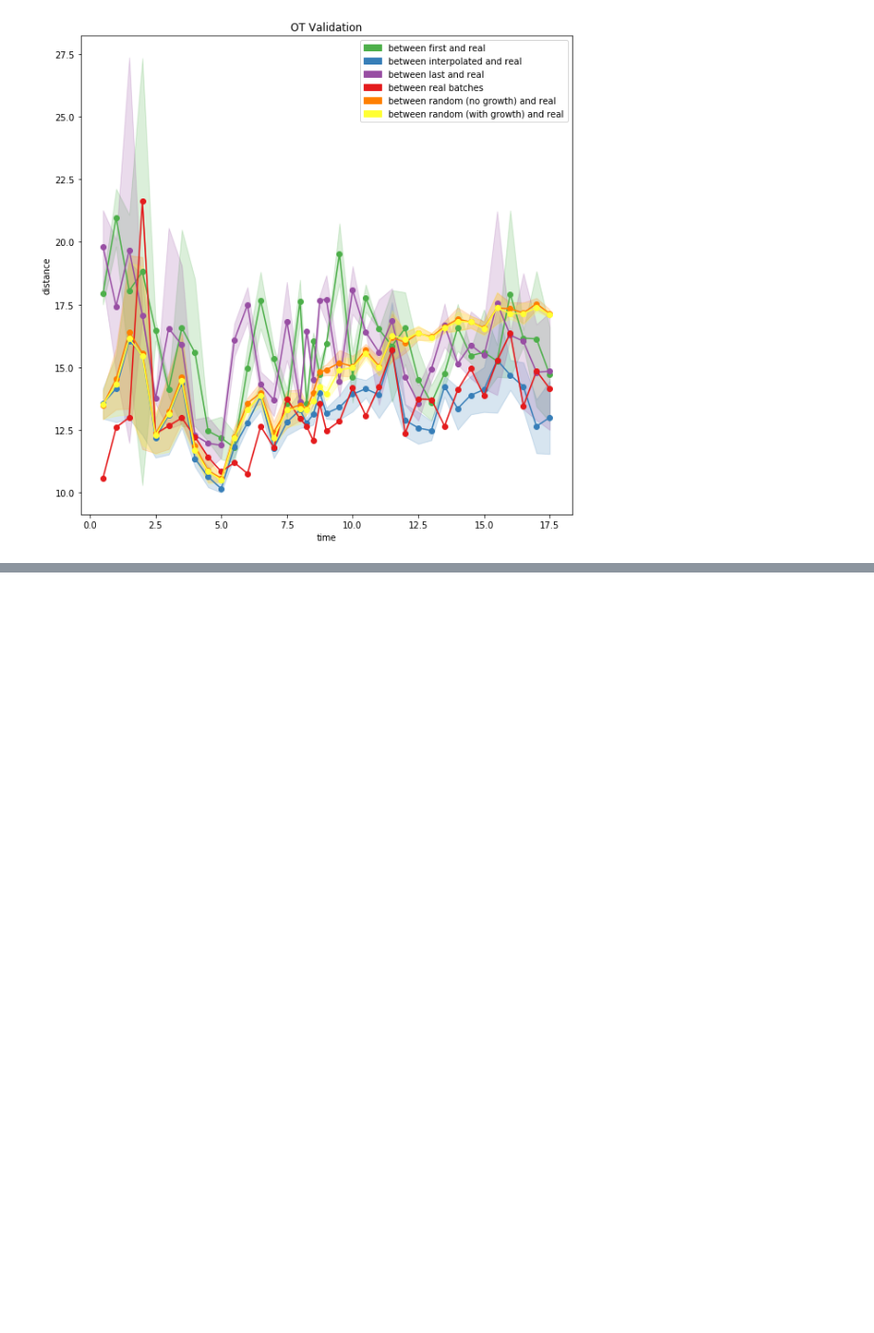
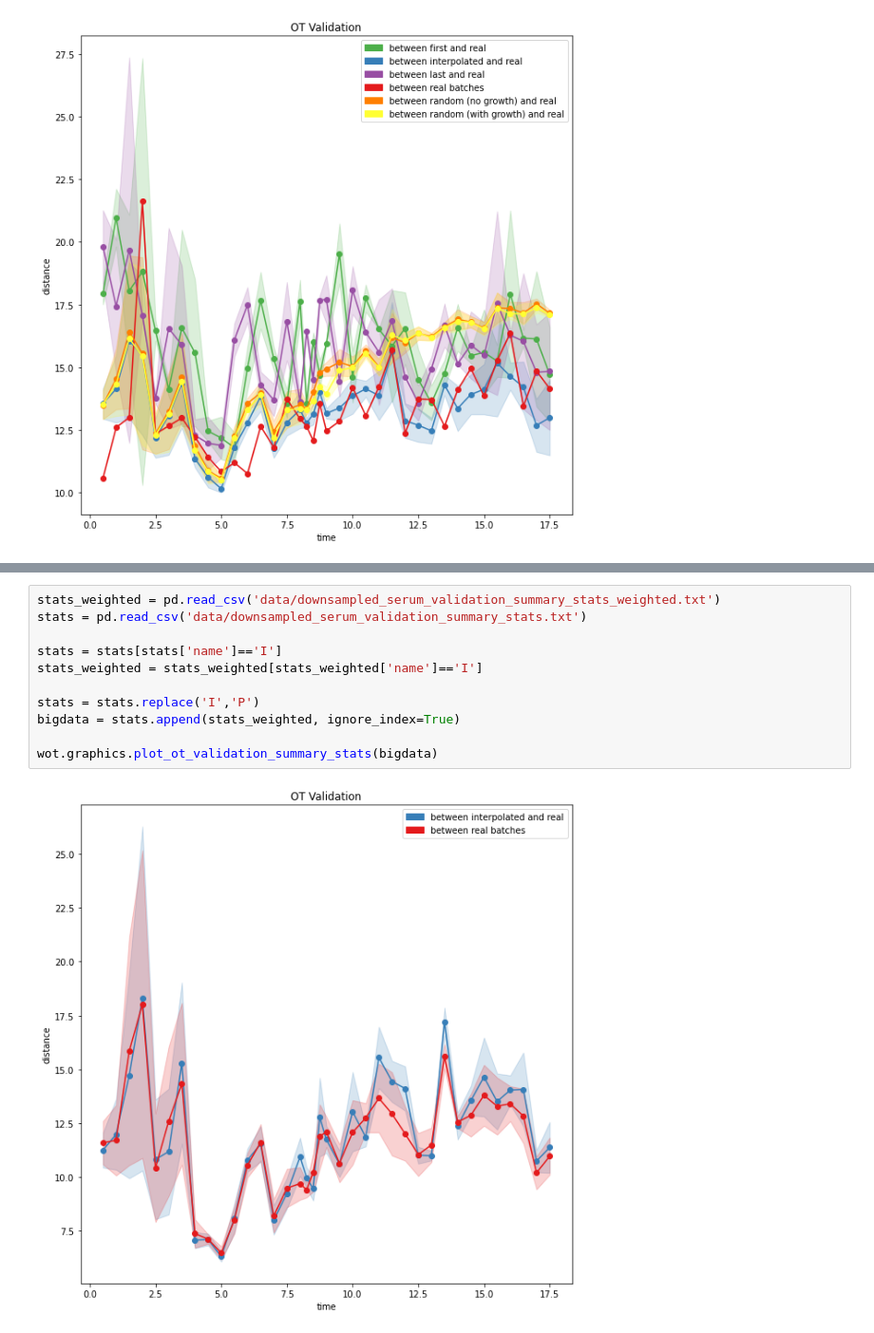
Before and after one commit to carlosjdoebeli/wot, a Jupyter notebook: notebooks/Notebook-7-ot-validation.ipynb, the cells around one changed output, grey strips where cells are left out. Shown: that part at 95% size. Drawn from its saved outputs; the diff is of its cells as text; blank space fills up the shorter version.

```diff
--- a/notebooks/Notebook-7-ot-validation.ipynb
+++ b/notebooks/Notebook-7-ot-validation.ipynb
@@ -75,0 +206,13 @@ wot.graphics.plot_ot_validation_summary_stats(all_triplets_stats)
+# %%
+stats_weighted = pd.read_csv('data/downsampled_serum_validation_summary_stats_weighted.txt')
+stats = pd.read_csv('data/downsampled_serum_validation_summary_stats.txt')
+
+stats = stats[stats['name']=='I']
+stats_weighted = stats_weighted[stats_weighted['name']=='I']
+
+stats = stats.replace('I','P')
+bigdata = stats.append(stats_weighted, ignore_index=True)
+
+wot.graphics.plot_ot_validation_summary_stats(bigdata)
+# %% [output]
+[figure, added]
```
Also changed, not shown: parts of 40 cells of this notebook, 4 other files.
